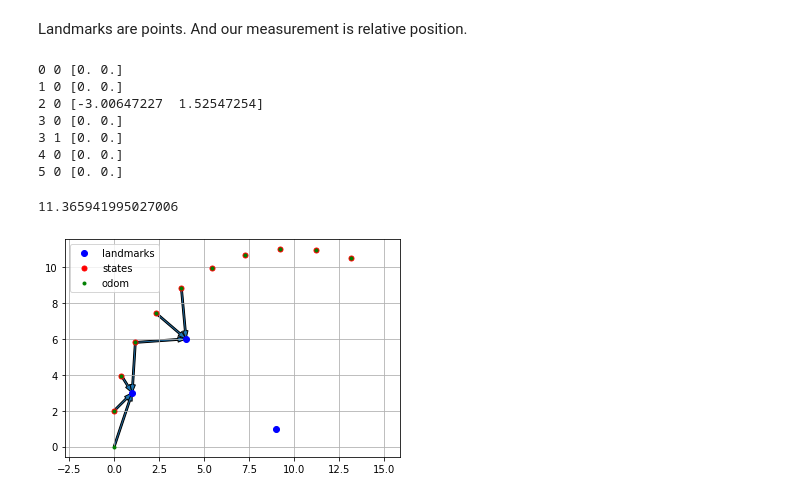
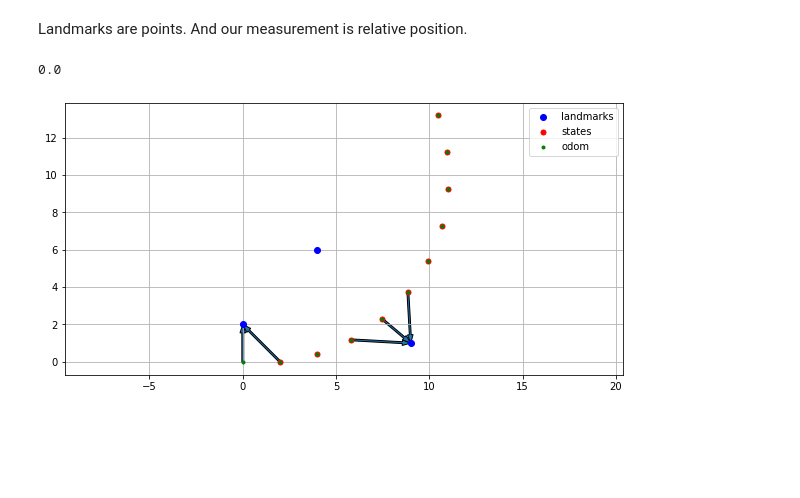
Before and after one commit to CogniPilot/pyecca, a Jupyter notebook: notebooks/SLAM.ipynb, the cells around one changed output. Saved outputs shown, nothing was run; the diff lists cells and outputs as text; code cells hidden in the pictures; blank space fills up the shorter version.

```diff
--- a/notebooks/SLAM.ipynb
+++ b/notebooks/SLAM.ipynb
@@ -41,10 +41,19 @@ def data_association(x: np.array, z: np.array, landmarks: np.array):
     @param z: measurement
     @param landmarks: map of known landmarks
     """
-    z_expected = landmarks - x
-    z_error = z - z_expected
-    dist = np.linalg.norm(z_error, axis=1)
-    i = np.argmin(dist)
+    dm = landmarks - x
+    rng_pred = np.linalg.norm(dm, axis=1)
+    bearing_pred = np.arctan2(dm[:, 1], dm[:, 0])
+    z_error_list = np.array([rng_pred, bearing_pred]).T - np.array([z])
+    Q = np.array([
+        [1, 0],
+        [0, 1]])
+    Q_I = np.linalg.inv(Q)
+    J_list = []
+    for z_error in z_error_list:
+        J_list.append(z_error.T@Q_I@z_error)
+    J_list = np.array(J_list)
+    i = np.argmin(J_list)
     return i
 
 def h(x, m, noise=None):
@@ -59,7 +68,7 @@ def h(x, m, noise=None):
     dm = m - x
     d = np.linalg.norm(dm)
     m_range = d
-    m_bearing = np.arctan2(dm[0], dm[1])
+    m_bearing = np.arctan2(dm[1], dm[0])
     if noise is not None:
         m_bearing += noise['bearing_std']*np.random.randn()
         m_range += d*noise['range_std']*np.random.randn()
@@ -83,26 +92,26 @@ def measure_landmarks(x, landmarks, noise=None, range_max=4):
 def measure_odom(x, x_prev, noise=None):
     dx = x - x_prev
     d = np.linalg.norm(dx)
-    theta = np.arctan2(dx[0], dx[1])
-    R = np.array([[np.cos(theta), -np.sin(theta)], [np.cos(theta), np.sin(theta)]])
+    theta = np.arctan2(dx[1], dx[0])
     odom = dx
     if noise is not None:
+        R = np.array([[np.cos(theta), -np.sin(theta)], [np.sin(theta), np.cos(theta)]])
         odom += d*(noise['odom_std']*np.random.randn(2) + R@np.array([noise['odom_bx_bias'], noise['odom_by_bias']]))
     return list(odom)
 # %%
 def simulate(noise=None):
     x = np.array([0, 0])
     x_prev = x
-    u = np.array([1, 1])
     dt = 2
 
     landmarks = np.array([
-        [1, 3],
+        [0, 2],
         [4, 6],
         [9, 1]
     ])
 
     hist = {
+        't': [],
         'x': [],
         'u': [],
         'odom': [],
@@ -116,7 +125,7 @@ def simulate(noise=None):
         z_list = measure_landmarks(x, landmarks, noise=noise)
 
         # propagate
-        u = np.array([np.sin(t/10), np.cos(t/10)])
+        u = np.array([np.cos(t/10), np.sin(t/10)])
         x = g(x_prev, u, dt) # predict
 
         # odometry
@@ -124,6 +133,7 @@ def simulate(noise=None):
 
         x_prev = x
 
+        hist['t'].append(t)
         hist['x'].append(x)
         hist['u'].append(u)
         hist['odom'].append(odom)
@@ -148,7 +158,7 @@ def simulate(noise=None):
     # plot measurements
     for x, meas_list in zip(x_odom_hist, hist['meas']):
         for rng, bearing in meas_list:
-            plt.arrow(x[0], x[1], rng*np.sin(bearing) , rng*np.cos(bearing), width=0.1,
+            plt.arrow(x[0], x[1], rng*np.cos(bearing) , rng*np.sin(bearing), width=0.1,
                           length_includes_head=True)
 
     plt.axis([0, 10, 0, 10])
@@ -192,20 +200,17 @@ def J_graph_slam(hist, x_graph, landmarks):
 # %%
 noise={
     'odom_std': 0,
     'bearing_std': 0,
     'range_std': 0,
     'odom_bx_bias': 0,
     'odom_by_bias': 0
 }
+
+plt.figure(figsize=(10, 5))
+
 sim = simulate(noise=noise);
+
 J_graph_slam(sim['hist'], sim['x_odom_hist'], sim['landmarks'])
 # %% [output]
-0 0 [0. 0.]
-1 0 [0. 0.]
-2 0 [-3.00647227  1.52547254]
-3 0 [0. 0.]
-3 1 [0. 0.]
-4 0 [0. 0.]
-5 0 [0. 0.]
+0.0
-11.365941995027006
-[figure, old version]
+[figure, new version]
```
Also changed, not shown: parts of 6 cells of this notebook.
